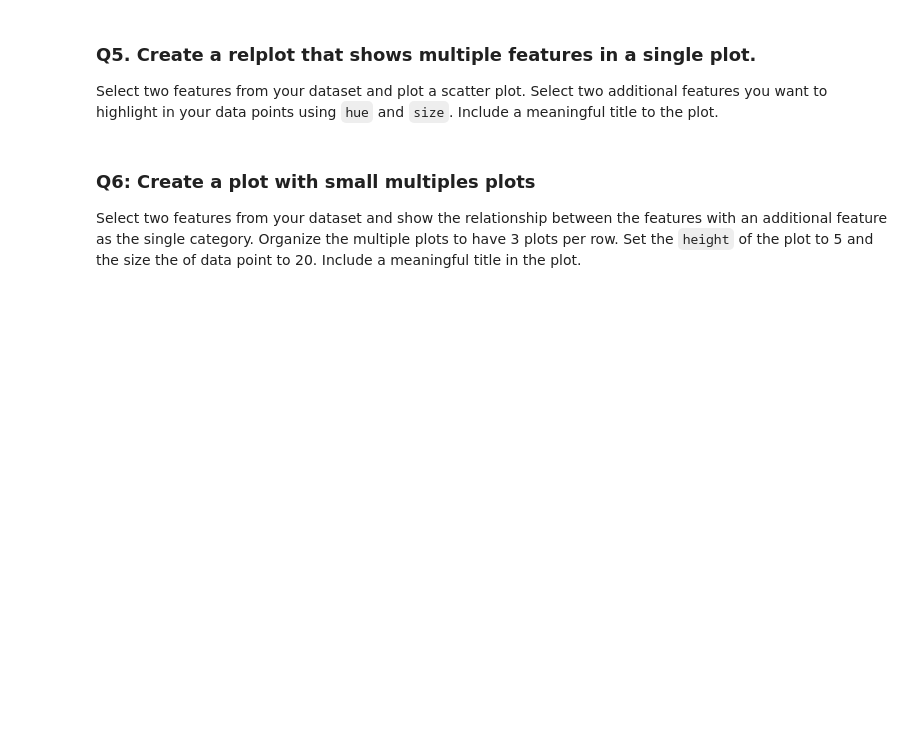
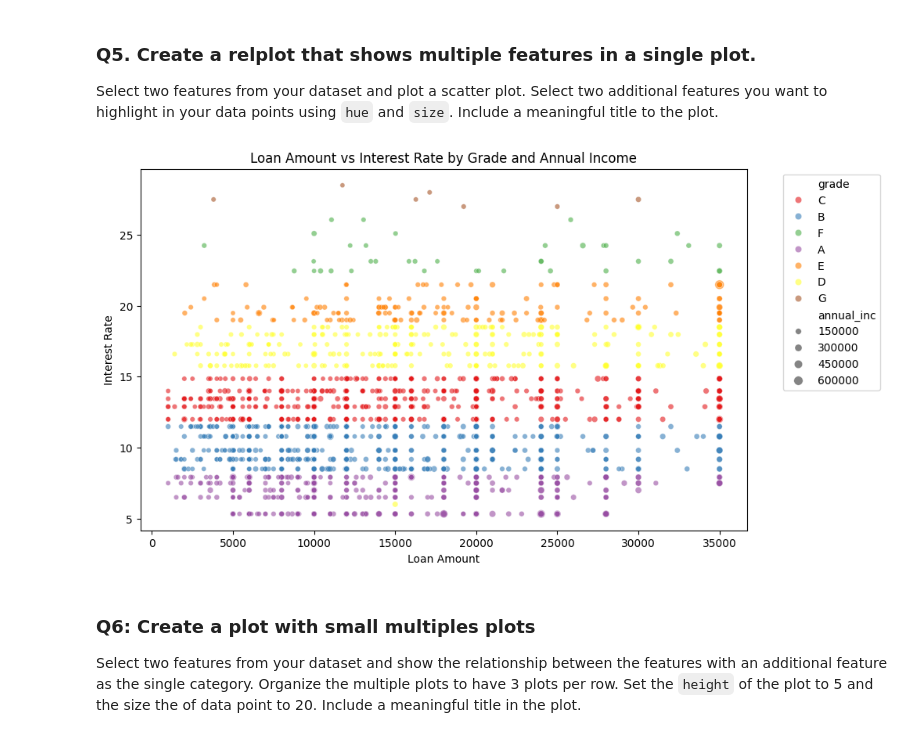
Before and after one commit to CS133-DataVisualization/term-project-vizvisionaries, a Jupyter notebook: Project Assignments/CS133_F25_P1_relplot_scatter.ipynb, the cells around one changed output. Drawn from its saved outputs; the diff is of its cells as text; code cells hidden in the pictures; blank space fills up the shorter version.

```diff
--- a/Project Assignments/CS133_F25_P1_relplot_scatter.ipynb
+++ b/Project Assignments/CS133_F25_P1_relplot_scatter.ipynb
@@ -99,3 +139,30 @@ Select two features from your dataset and plot a scatter plot. Select two additi
+# %%
+# Your code here . . .
+
+import seaborn as sns
+import matplotlib.pyplot as plt
+
+
+plot_df = df[['loan_amnt', 'int_rate', 'grade', 'annual_inc']].dropna()
+
+plt.figure(figsize=(10, 6))
+sns.scatterplot(
+    data=plot_df,
+    x="loan_amnt",
+    y="int_rate",
+    hue="grade",
+    size="annual_inc",
+    alpha=0.6,
+    palette="Set1"
+)
+
+plt.title("Loan Amount vs Interest Rate by Grade and Annual Income")
+plt.xlabel("Loan Amount")
+plt.ylabel("Interest Rate")
+plt.legend(bbox_to_anchor=(1.05, 1), loc='upper left')
+plt.show()
+# %% [output]
+[figure, added]
 # %% [markdown]
 ### Q6: Create a plot with small multiples plots
 Select two features from your dataset and show the relationship between the features with an additional feature as the single category. Organize the multiple plots to have 3 plots per row. Set the `height` of the plot to 5 and the size the of data point to 20. Include a meaningful title in the plot.
```
Also changed, not shown: parts of 8 cells of this notebook.
